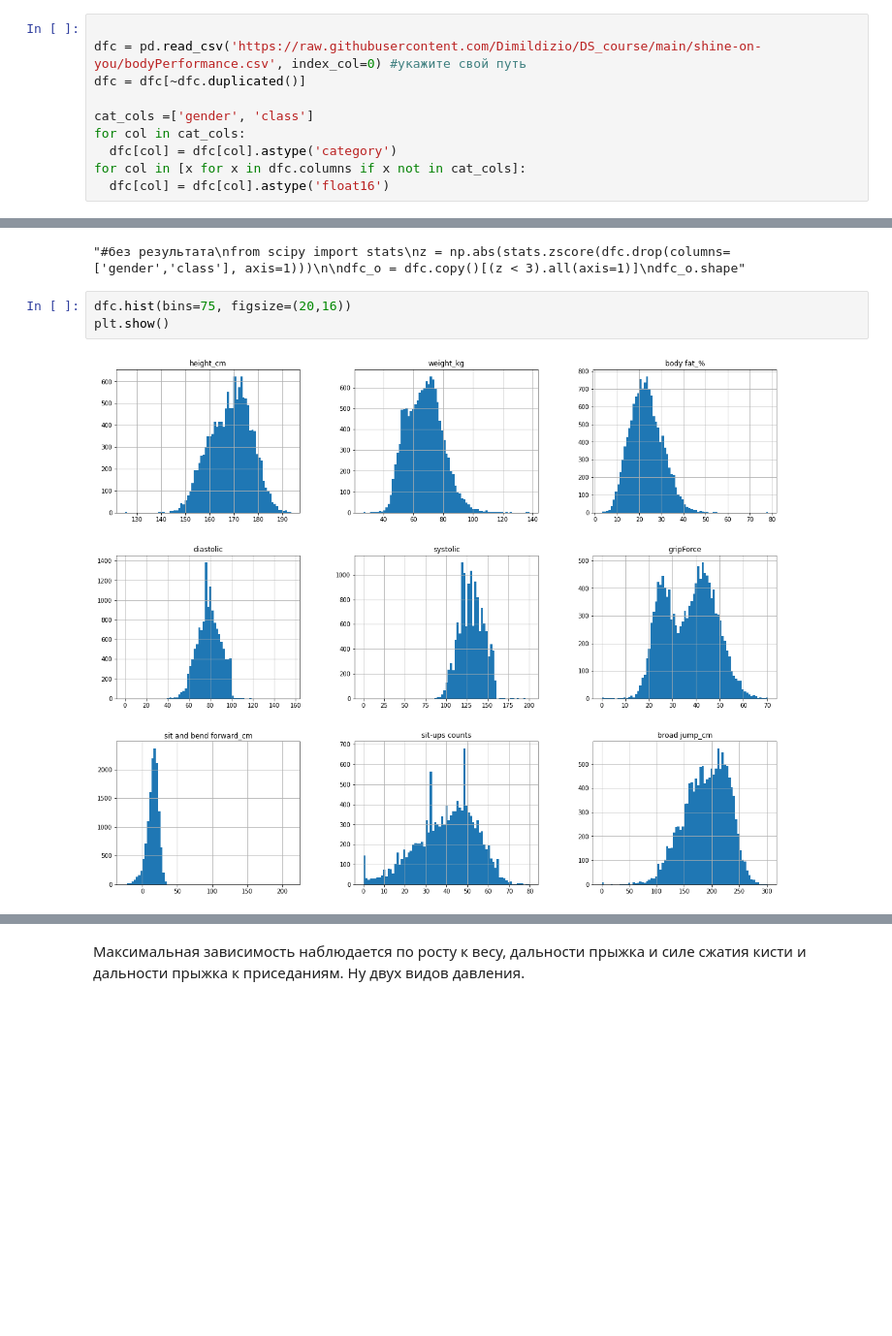
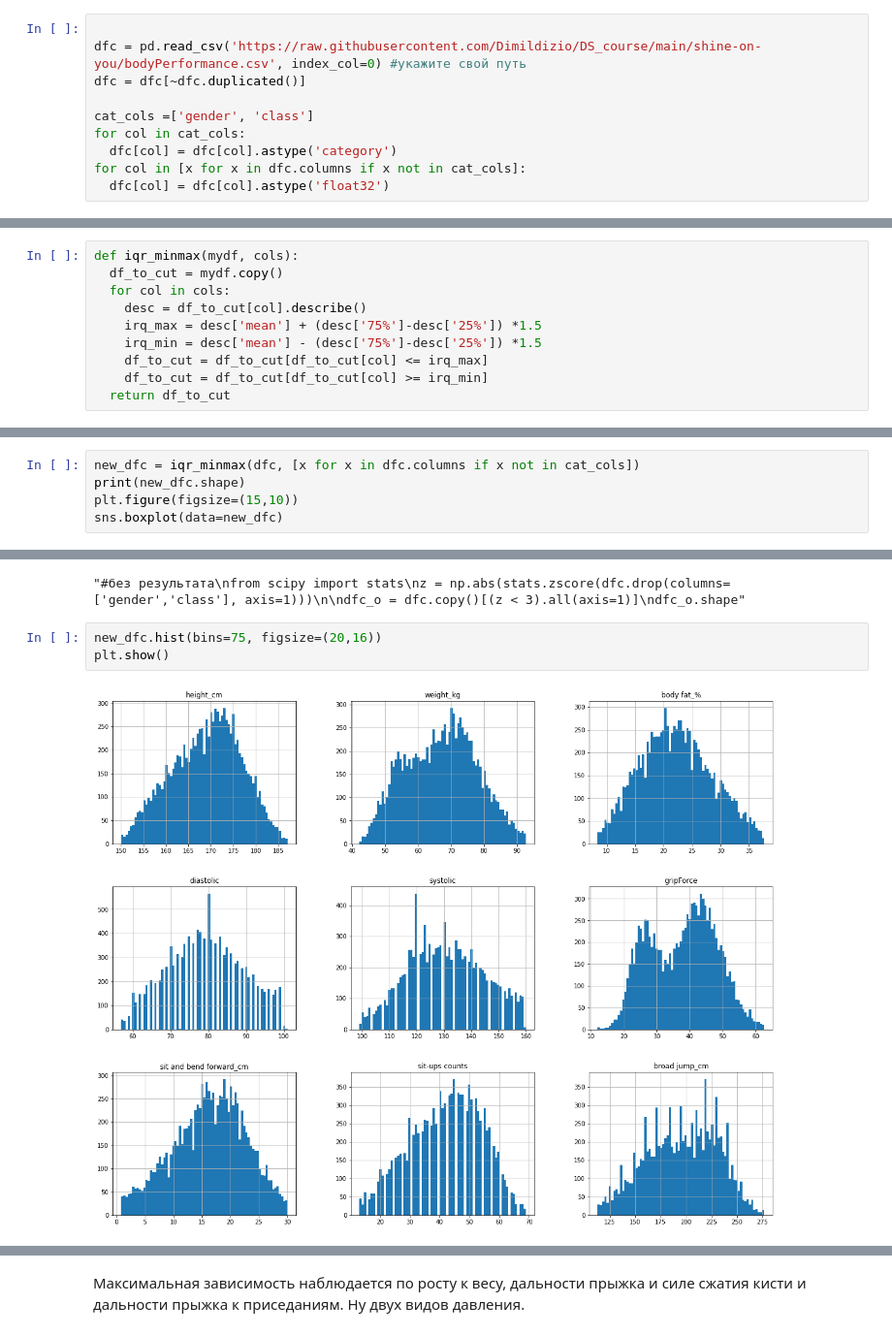
Before and after one commit to Dimildizio/DS_course, a Jupyter notebook: shine-on-you/HomeWork2_Regression&Classification.ipynb, the cells around one changed output, grey strips where cells are left out. Shown at 97% size. Cells and saved outputs as stored; diff of their text form; blank space fills up the shorter version.

Commit message:
Change bodyPerf num dtype float16 to float32 to cut outliers. Add visualization

```diff
--- a/shine-on-you/HomeWork2_Regression&Classification.ipynb
+++ b/shine-on-you/HomeWork2_Regression&Classification.ipynb
@@ -554,7 +554,7 @@ cat_cols =['gender', 'class']
 for col in cat_cols:
   dfc[col] = dfc[col].astype('category')
 for col in [x for x in dfc.columns if x not in cat_cols]:
-  dfc[col] = dfc[col].astype('float16')
+  dfc[col] = dfc[col].astype('float32')
 # %%
 for col in [x for x in df.columns if x not in cat_cols]:
   print(col)
@@ -573,9 +573,24 @@ dfc['class'].unique()
 # %% [output]
 ['C', 'A', 'B', 'D']
 Categories (4, object): ['A', 'B', 'C', 'D']
+# %%
+def iqr_minmax(mydf, cols):
+  df_to_cut = mydf.copy()
+  for col in cols:
+    desc = df_to_cut[col].describe()
+    irq_max = desc['mean'] + (desc['75%']-desc['25%']) *1.5
+    irq_min = desc['mean'] - (desc['75%']-desc['25%']) *1.5
+    df_to_cut = df_to_cut[df_to_cut[col] <= irq_max]
+    df_to_cut = df_to_cut[df_to_cut[col] >= irq_min]
+  return df_to_cut
 # %%
 plt.figure(figsize=(15,10))
 sns.boxplot(data=dfc)
 # %% [output]
 <Axes: >
 [figure]
+# %%
+new_dfc = iqr_minmax(dfc, [x for x in dfc.columns if x not in cat_cols])
+print(new_dfc.shape)
+plt.figure(figsize=(15,10))
+sns.boxplot(data=new_dfc)
@@ -591,9 +610,9 @@ dfc_o.shape'''
 # %% [output]
 "#без результата\nfrom scipy import stats\nz = np.abs(stats.zscore(dfc.drop(columns=['gender','class'], axis=1)))\n\ndfc_o = dfc.copy()[(z < 3).all(axis=1)]\ndfc_o.shape"
 # %%
-dfc.hist(bins=75, figsize=(20,16))
+new_dfc.hist(bins=75, figsize=(20,16))
 plt.show()
 # %% [output]
-[figure, old version]
+[figure, new version]
 # %%
 plt.figure(figsize = (14,10))
```
Also changed, not shown: parts of 8 cells of this notebook.
